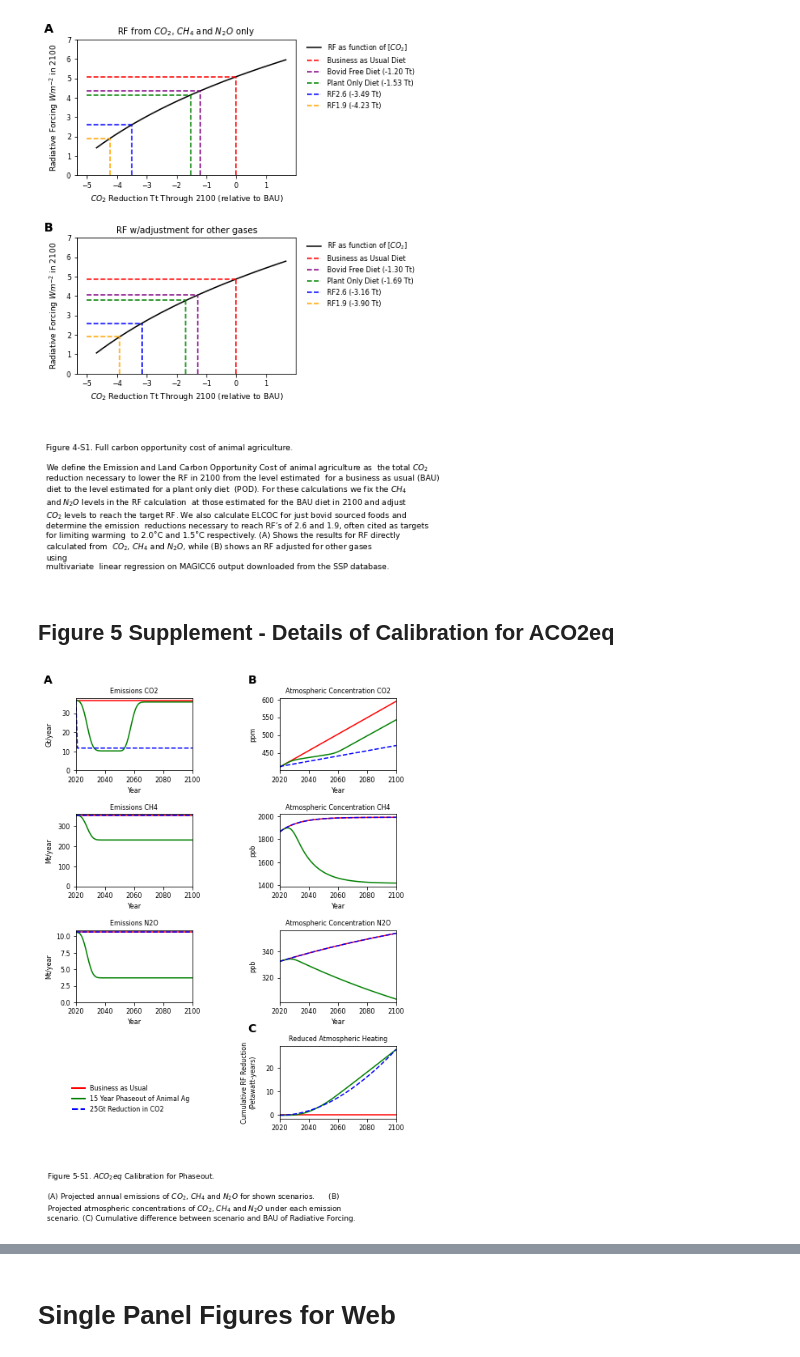
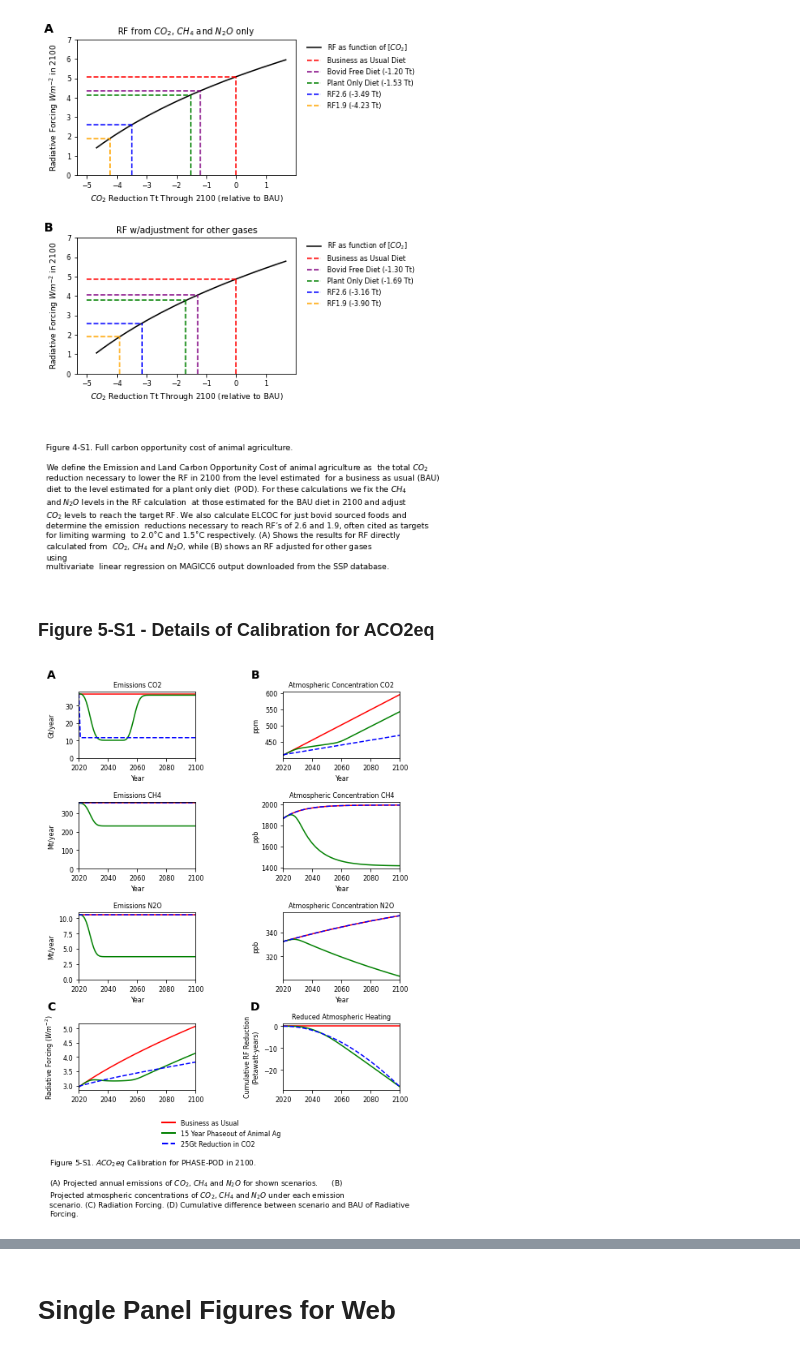
Before and after one commit to mbeisen/LivestockClimateImpact, a Jupyter notebook: PlanetaryReset-V2.ipynb, the cells around one changed output, grey strips where cells are left out. Drawn from its saved outputs; the diff is of its cells as text; code cells hidden in the pictures.

```diff
--- a/PlanetaryReset-V2.ipynb
+++ b/PlanetaryReset-V2.ipynb
@@ -265,7 +378,8 @@ fao_livestock_trade = fao_livestock_trade[
         & (fao_livestock_trade.Element.isin(['Export Quantity','Import Quantity']))
 ]
 fao_livestock_trade.Value = fao_livestock_trade.Value.astype('Int64')
-fao_livestock_trade = fao_livestock_trade.merge(fao_production_categories, on = "Item")
+fao_livestock_trade = fao_livestock_trade.merge(fao_production_categories, on = "Item", how='left')
+fao_livestock_trade_items = fao_livestock_trade.Item.unique()
 fao_livestock_trade['Primary Equivalent'] = fao_livestock_trade['Value'] * fao_livestock_trade['Category Weight']
 fao_livestock_trade = fao_livestock_trade[['Area','Category','Element','Primary Equivalent']].groupby(['Area','Category','Element']).sum().reset_index()
 fao_livestock_trade = fao_livestock_trade.pivot_table(index=['Area','Category'],columns=['Element'],aggfunc={'Primary Equivalent' : sum}).reset_index().fillna(0)
@@ -1730,7 +1831,7 @@ Although the immediate elimination of animal agriculture is not realistic, analy
 
 The **-2,290** Gt effective total emissions through 2100 inferred from the aCO2eq2100 for immediate livestock elimination of -28.6 Gt/year represents our best estimate of the full 21st century carbon opportunity cost of continuing to use animal agriculture as a technology for food production.
 # %%
-cols = ['ACO2EQ|Phaseout','ACO2EQ|Elimination']
+cols = ['ACO2EQ|Phaseout','ACO2EQ|Elimination','ACO2EQ|Baseline']
 for c in cols:
     print ("%-20s %04.1f %04d %04.1f %04d" % (c,scenarios.loc[2050][c],scenarios.loc[2050][c]*30,scenarios.loc[2100][c],scenarios.loc[2100][c]*80))
 # %% [output]
@@ -2175,7 +2405,7 @@ with PdfPages(pdffile) as pdf:
 
     margin_top = 4
 
-    panelx = 1.5
+    panelx = 2
     panely = figh - margin_top - panelh
 
     ax = fig.add_axes([panelx/figw,panely/figh,panelw/figw,panelh/figh])
@@ -2198,7 +2428,7 @@ with PdfPages(pdffile) as pdf:
     ax.legend([l1[0],fb1,fb2,fb3,fb4,l2[0]],['Business As Usual',r'Eliminate Livestock $CO_2$ Emissions',r'Eliminate Livestock $CH_4$ Emissions',r'Eliminate Livestock $N_{2}O$ Emissions',
                                       'Biomass Recovery','Plant Only Diet'],bbox_to_anchor=(1.05,1.0), borderaxespad=0, frameon=False)
 
-    flh = r"Figure 3. Phaseout of Animal Agriculture Reduces Global Warming Impact of Atmosphere."
+    flh = r"Figure 3. Phaseout of animal agriculture reduces global warming impact of atmosphere."
 
     flt = r'''Effect of eliminating emissions linked to animal agriculture and of biomass recovery on land currently used
 in animal agriculture on Radiative Forcing (RF), a measure of the instantaneous warming potential of the atmosphere.
@@ -3216,7 +3515,7 @@ linear regression on MAGICC6 output downloaded from the SSP database.'''
 # %% [output]
 [figure]
 # %% [markdown]
-## Figure 5 Supplement - Details of Calibration for ACO2eq
+### Figure 5-S1 - Details of Calibration for ACO2eq
 # %%
 def EmLeCRFCalib_plot(plotname,plotlabel,plotcaption,scen,scenlabel,scen2="",scen2label=""):
 
@@ -3230,7 +3529,7 @@ def EmLeCRFCalib_plot(plotname,plotlabel,plotcaption,scen,scenlabel,scen2="",sce
         fig = plt.figure(figsize = (figw,figh),facecolor=(fc,fc,fc))
 
         panelw = 2
-        panelh = panelw/1.61
+        panelh = panelw/1.75
 
         margin_top = 1
         margin_between = .75
@@ -3289,16 +3588,26 @@ def EmLeCRFCalib_plot(plotname,plotlabel,plotcaption,scen,scenlabel,scen2="",sce
             ax[ai][0].set_xlabel("Year",fontsize=8)
             ax[ai][1].set_xlabel("Year",fontsize=8)
 
-        ax[3][1].plot(-r['CRFD|BAU'] * (5.1E+14/1E+15),c='red')
-        ax[3][1].plot(-r['CRFD|%s' %scen] * (5.1E+14/1E+15),c='green')
+
+        ax[3][0].plot(r['RF|BAU'] ,c='red')
+        ax[3][0].plot(r['RF|%s' %scen] ,c='green')
         if scen2 != "":
-            ax[3][1].plot(-rc['CRFD|%s' %scen2] * (5.1E+14/1E+15),c='blue',linestyle='dashed')
+            ax[3][0].plot(rc['RF|%s' %scen2],c='blue',linestyle='dashed')
+        ax[3][0].set_title("", fontsize=8)
+        ax[3][0].yaxis.set_label_coords(label_pos,0.5)
+
+
+        ax[3][1].plot(r['CRFD|BAU'] * (5.1E+14/1E+15),c='red')
+        ax[3][1].plot(r['CRFD|%s' %scen] * (5.1E+14/1E+15),c='green')
+        if scen2 != "":
+            ax[3][1].plot(rc['CRFD|%s' %scen2] * (5.1E+14/1E+15),c='blue',linestyle='dashed')
         ax[3][1].set_title("Reduced Atmospheric Heating", fontsize=8)
         ax[3][1].yaxis.set_label_coords(label_pos,0.5)
 
         ax[0][0].text(label_pos,1.2,"A",transform=ax[0][0].transAxes,fontsize=14,fontweight='bold',horizontalalignment = 'right')
         ax[0][1].text(label_pos,1.2,"B",transform=ax[0][1].transAxes,fontsize=14,fontweight='bold',horizontalalignment = 'right')
-        ax[3][1].text(label_pos,1.2,"C",transform=ax[3][1].transAxes,fontsize=14,fontweight='bold',horizontalalignment = 'right')
+        ax[3][0].text(label_pos,1.2,"C",transform=ax[3][0].transAxes,fontsize=14,fontweight='bold',horizontalalignment = 'right')
+        ax[3][1].text(label_pos,1.2,"D",transform=ax[3][1].transAxes,fontsize=14,fontweight='bold',horizontalalignment = 'right')
 
         # Set tick font size
 
@@ -3311,7 +3620,7 @@ def EmLeCRFCalib_plot(plotname,plotlabel,plotcaption,scen,scenlabel,scen2="",sce
             for j in range(0,2):
                 ax[i][j].set_xlim(2020,2100)
 
-        ax[3][0].set_visible(False)
+        ax[3][0].set_ylabel("Radiative Forcing ($Wm^{-2}$)",fontsize=8)
         ax[3][1].set_ylabel("Cumulative RF Reduction\n(Petawatt-years)",fontsize=8)
 
 
@@ -3339,7 +3648,7 @@ def EmLeCRFCalib_plot(plotname,plotlabel,plotcaption,scen,scenlabel,scen2="",sce
             ]
 
 
-        plt.legend(legend_lines,legend_labels,bbox_to_anchor=(-.75,.5), borderaxespad=0, frameon=False)
+        plt.legend(legend_lines,legend_labels,bbox_to_anchor=(0,-.4), borderaxespad=0, frameon=False)
 
         flh = plotlabel
 
@@ -3354,44 +3663,39 @@ def EmLeCRFCalib_plot(plotname,plotlabel,plotcaption,scen,scenlabel,scen2="",sce
 # %%
 plot_names = {
     'Phaseout' : '15 Year Phaseout of Animal Ag',
-    'Phaseout30' : '30 Year Phaseout of Animal Ag',
     'Elimination' : 'Immediate Elimination of Animal Ag',
-    'Phaseout|cattle_meat' : '15 Year Phaseout of Beef',
-    'Phaseout|bovids' : '15 Year Phaseout of Bovids',
-    'Phaseout|ruminants' : '15 Year Phaseout of Ruminants',
-    'Phaseout|Slow Recovery' : '15 Year Phaseout w/50 Year Biomass Recovery',
     'BAU_m25GT' : '25Gt Reduction in CO2'
 
 }
 
 
 plot_scenarios = [
-    ['Phaseout','BAU_m25GT',r"$ACO_{2}eq$ Calibration for Phaseout"],
+    ['Phaseout','BAU_m25GT',r"$ACO_{2}eq$ Calibration for PHASE-POD in 2100"],
 ]
 
 
 fignum = 5
+supnum = 1
 
 for i, plot_scenario in enumerate(plot_scenarios):
-    supnum = i+1
     plotname = "Figure%d-S%d" % (fignum,supnum)
     plotlabel = r"Figure %d-S%d. %s." % (fignum,supnum,plot_scenario[2])
     plotcaption = r'''(A) Projected annual emissions of CO2, CH4 and N2O for shown scenarios.
     (B) Projected atmospheric concentrations of CO2, CH4 and N2O under each emission
-    scenario. (C) Cumulative difference between scenario and BAU of Radiative Forcing.'''
+    scenario. (C) Radiation Forcing. (D) Cumulative difference between scenario and BAU of Radiative Forcing.'''
 
     plotcaption = plotcaption.replace("CO2",r"$CO_2$")
     plotcaption = plotcaption.replace("CH4",r"$CH_4$")
     plotcaption = plotcaption.replace("N2O",r"$N_{2}O$")
 
     scen = plot_scenario[0]
     scenlabel = plot_names[plot_scenario[0]]
 
     if plot_scenario[1] != "":
         scen2 = plot_scenario[1]
         scen2label = plot_names[plot_scenario[1]]
         EmLeCRFCalib_plot(plotname,plotlabel,plotcaption,scen,scenlabel,scen2,scen2label)
     else:
         EmLeCRFCalib_plot(plotname,plotlabel,plotcaption,scen,scenlabel)
 # %% [output]
-[figure, old version]
+[figure, new version]
```
Also changed, not shown: parts of 140 cells of this notebook, 53 other files.
